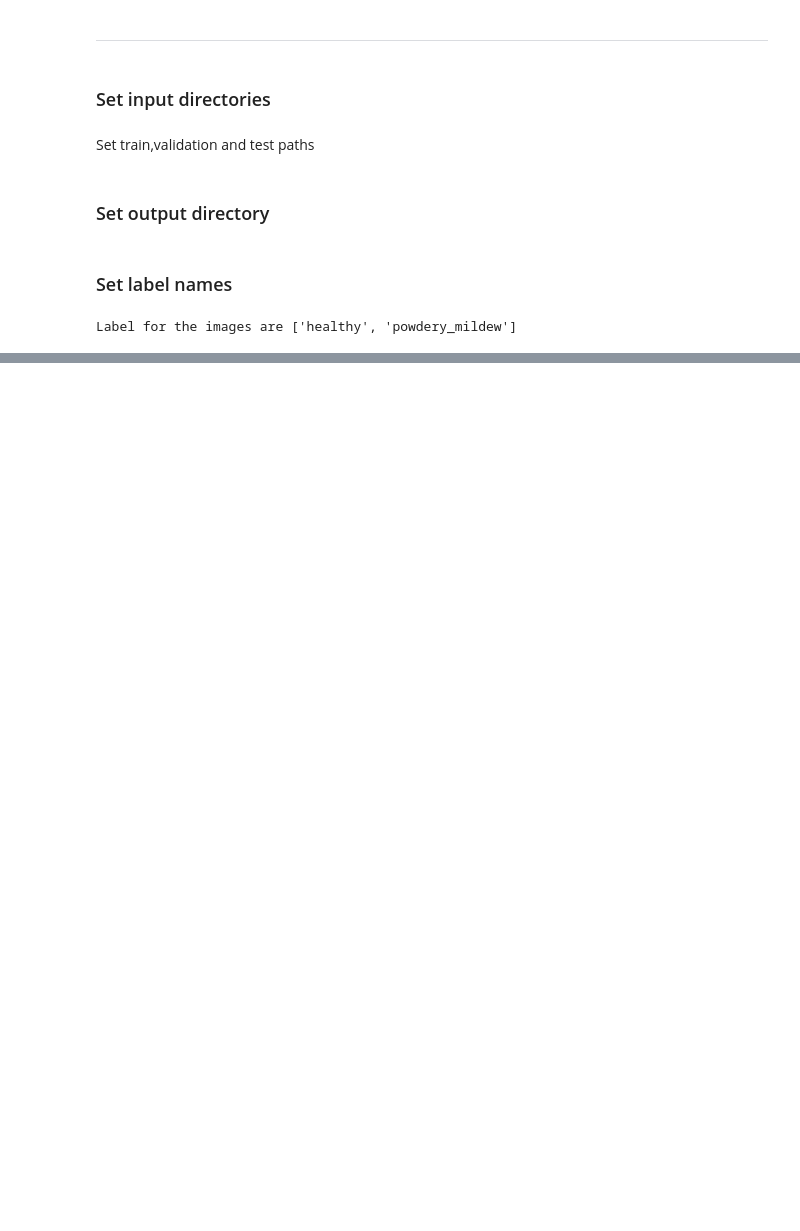
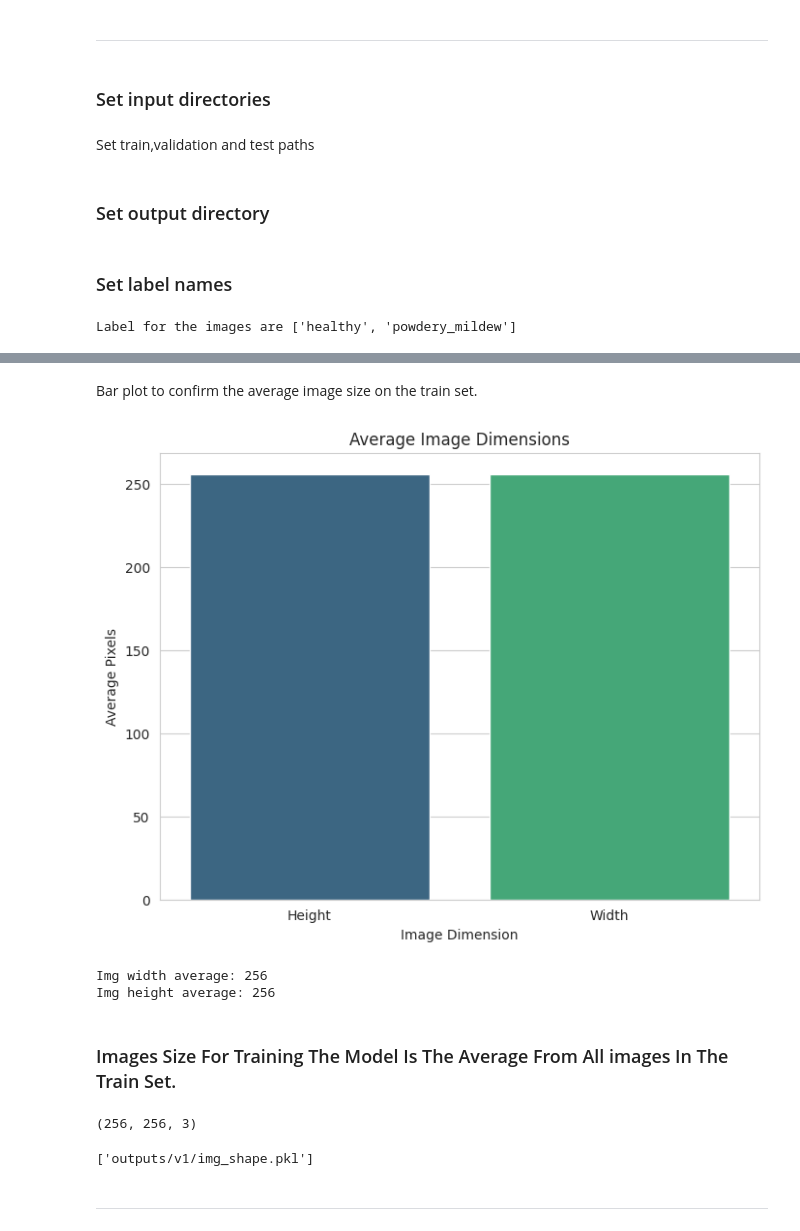
Before and after one commit to Sammy92dec/mildew-detection-in-cherry-leaves, a Jupyter notebook: jupyter_notebooks/DataVisualisation.ipynb, the cells around one changed output, grey strips where cells are left out. Cells and saved outputs as stored; diff of their text form; code cells hidden in the pictures; blank space fills up the shorter version.

```diff
--- a/jupyter_notebooks/DataVisualisation.ipynb
+++ b/jupyter_notebooks/DataVisualisation.ipynb
@@ -78,0 +113,39 @@ Label for the images are ['healthy', 'powdery_mildew']
+# %% [markdown]
+
+Bar plot to confirm the average image size on the train set.
+# %%
+dim1_mean = int(np.array(dim1).mean())
+dim2_mean = int(np.array(dim2).mean())
+
+dimensions = ['Height', 'Width']
+mean_values = [dim1_mean, dim2_mean]
+
+sns.set_style("whitegrid")
+fig, ax = plt.subplots(figsize=(8, 6))
+
+sns.barplot(x=dimensions, y=mean_values, palette='viridis', ax=ax)
+ax.set_xlabel("Image Dimension")
+ax.set_ylabel("Average Pixels")
+ax.set_title("Average Image Dimensions")
+
+plt.show()
+print(f"Img width average: {dim2_mean} \nImg height average: {dim1_mean}")
+# %% [output]
+[figure, added]
+Img width average: 256
+Img height average: 256
+# %% [markdown]
+### Images Size For Training The Model Is The Average From All images In The Train Set.
+# %%
+img_shape = (dim1_mean, dim2_mean, 3)
+img_shape
+# %% [output]
+(256, 256, 3)
+# %%
+
+joblib.dump(value=img_shape ,
+            filename=f"{file_path}/img_shape.pkl")
+# %% [output]
+['outputs/v1/img_shape.pkl']
+# %% [markdown]
+---
```
Also changed, not shown: parts of 6 cells of this notebook, 1 other file.
